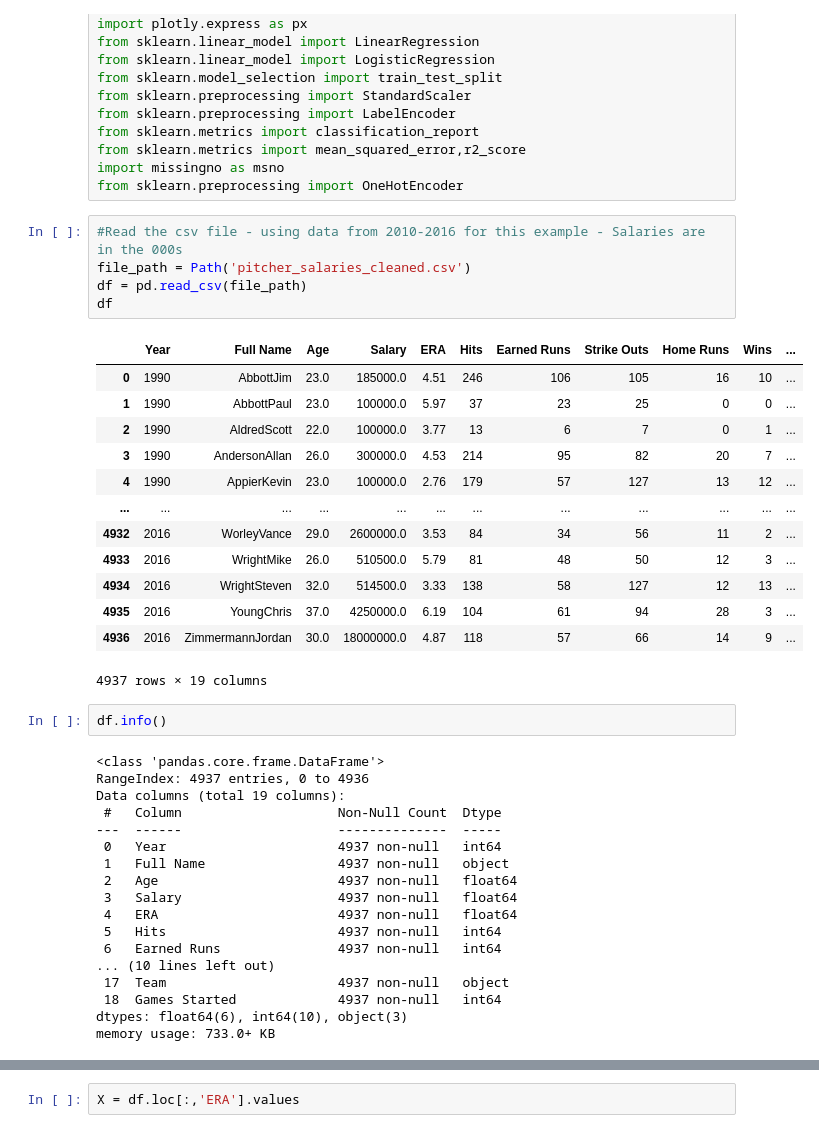
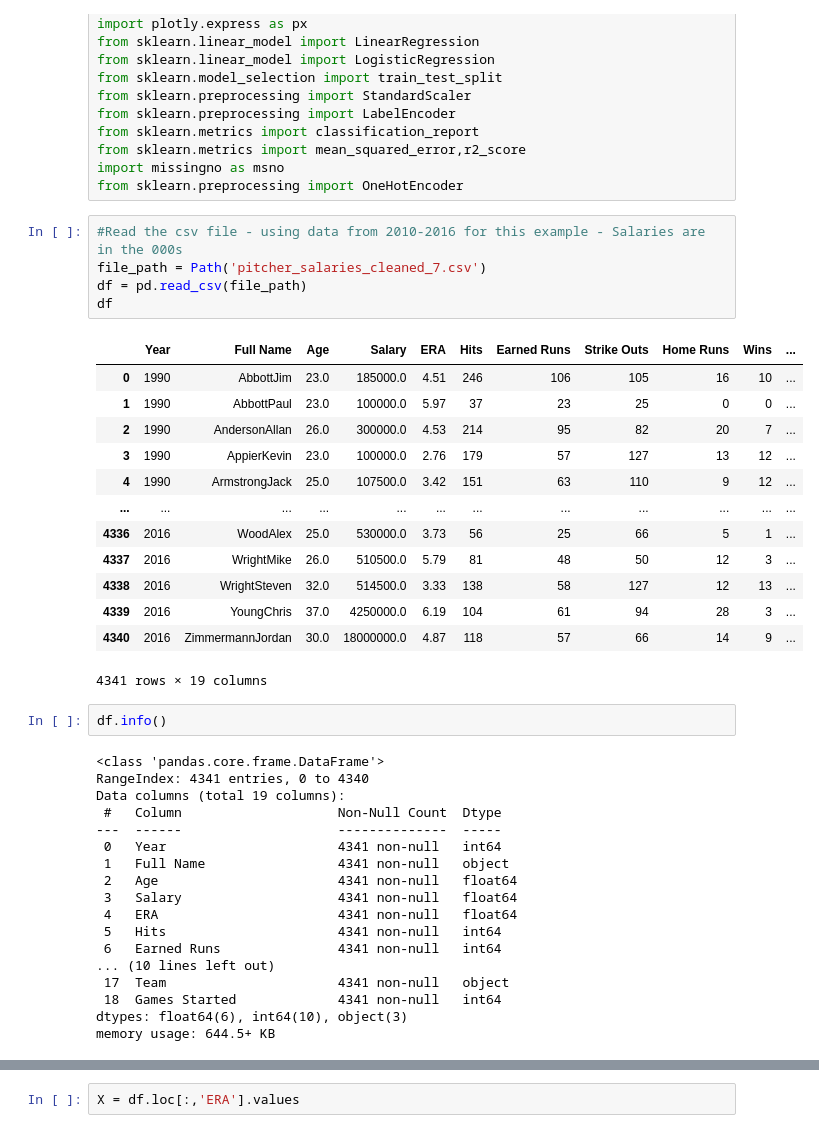
Before and after one commit to Jenny16x/TeamSix, a Jupyter notebook: Segment_4_Linear.ipynb, the cells around one changed output, grey strips where cells are left out. Saved outputs shown, nothing was run; the diff lists cells and outputs as text.

```diff
--- a/Segment_4_Linear.ipynb
+++ b/Segment_4_Linear.ipynb
@@ -17,43 +17,43 @@ import missingno as msno
 from sklearn.preprocessing import OneHotEncoder
 # %%
 #Read the csv file - using data from 2010-2016 for this example - Salaries are in the 000s
-file_path = Path('pitcher_salaries_cleaned.csv')
+file_path = Path('pitcher_salaries_cleaned_7.csv')
 df = pd.read_csv(file_path)
 df
 # %% [output]
 |  | Year | Full Name | Age | Salary | ERA | Hits | Earned Runs | Strike Outs | Home Runs | Wins | ... |
 | 0 | 1990 | AbbottJim | 23.0 | 185000.0 | 4.51 | 246 | 106 | 105 | 16 | 10 | ... |
 | 1 | 1990 | AbbottPaul | 23.0 | 100000.0 | 5.97 | 37 | 23 | 25 | 0 | 0 | ... |
-| 2 | 1990 | AldredScott | 22.0 | 100000.0 | 3.77 | 13 | 6 | 7 | 0 | 1 | ... |
-| 3 | 1990 | AndersonAllan | 26.0 | 300000.0 | 4.53 | 214 | 95 | 82 | 20 | 7 | ... |
-| 4 | 1990 | AppierKevin | 23.0 | 100000.0 | 2.76 | 179 | 57 | 127 | 13 | 12 | ... |
+| 2 | 1990 | AndersonAllan | 26.0 | 300000.0 | 4.53 | 214 | 95 | 82 | 20 | 7 | ... |
+| 3 | 1990 | AppierKevin | 23.0 | 100000.0 | 2.76 | 179 | 57 | 127 | 13 | 12 | ... |
+| 4 | 1990 | ArmstrongJack | 25.0 | 107500.0 | 3.42 | 151 | 63 | 110 | 9 | 12 | ... |
 | ... | ... | ... | ... | ... | ... | ... | ... | ... | ... | ... | ... |
-| 4932 | 2016 | WorleyVance | 29.0 | 2600000.0 | 3.53 | 84 | 34 | 56 | 11 | 2 | ... |
-| 4933 | 2016 | WrightMike | 26.0 | 510500.0 | 5.79 | 81 | 48 | 50 | 12 | 3 | ... |
-| 4934 | 2016 | WrightSteven | 32.0 | 514500.0 | 3.33 | 138 | 58 | 127 | 12 | 13 | ... |
-| 4935 | 2016 | YoungChris | 37.0 | 4250000.0 | 6.19 | 104 | 61 | 94 | 28 | 3 | ... |
-| 4936 | 2016 | ZimmermannJordan | 30.0 | 18000000.0 | 4.87 | 118 | 57 | 66 | 14 | 9 | ... |
+| 4336 | 2016 | WoodAlex | 25.0 | 530000.0 | 3.73 | 56 | 25 | 66 | 5 | 1 | ... |
+| 4337 | 2016 | WrightMike | 26.0 | 510500.0 | 5.79 | 81 | 48 | 50 | 12 | 3 | ... |
+| 4338 | 2016 | WrightSteven | 32.0 | 514500.0 | 3.33 | 138 | 58 | 127 | 12 | 13 | ... |
+| 4339 | 2016 | YoungChris | 37.0 | 4250000.0 | 6.19 | 104 | 61 | 94 | 28 | 3 | ... |
+| 4340 | 2016 | ZimmermannJordan | 30.0 | 18000000.0 | 4.87 | 118 | 57 | 66 | 14 | 9 | ... |
-4937 rows × 19 columns
+4341 rows × 19 columns
 # %%
 df.info()
 # %% [output]
 <class 'pandas.core.frame.DataFrame'>
-RangeIndex: 4937 entries, 0 to 4936
+RangeIndex: 4341 entries, 0 to 4340
 Data columns (total 19 columns):
  #   Column                    Non-Null Count  Dtype
 ---  ------                    --------------  -----
- 0   Year                      4937 non-null   int64
- 1   Full Name                 4937 non-null   object
- 2   Age                       4937 non-null   float64
- 3   Salary                    4937 non-null   float64
- 4   ERA                       4937 non-null   float64
- 5   Hits                      4937 non-null   int64
- 6   Earned Runs               4937 non-null   int64
+ 0   Year                      4341 non-null   int64
+ 1   Full Name                 4341 non-null   object
+ 2   Age                       4341 non-null   float64
+ 3   Salary                    4341 non-null   float64
+ 4   ERA                       4341 non-null   float64
+ 5   Hits                      4341 non-null   int64
+ 6   Earned Runs               4341 non-null   int64
 ... (10 lines left out)
- 17  Team                      4937 non-null   object
- 18  Games Started             4937 non-null   int64
+ 17  Team                      4341 non-null   object
+ 18  Games Started             4341 non-null   int64
 dtypes: float64(6), int64(10), object(3)
-memory usage: 733.0+ KB
+memory usage: 644.5+ KB
 # %%
 #look at high salaries
 df.sort_values('Salary', ascending = False)
```
Also changed, not shown: parts of 17 cells of this notebook.
